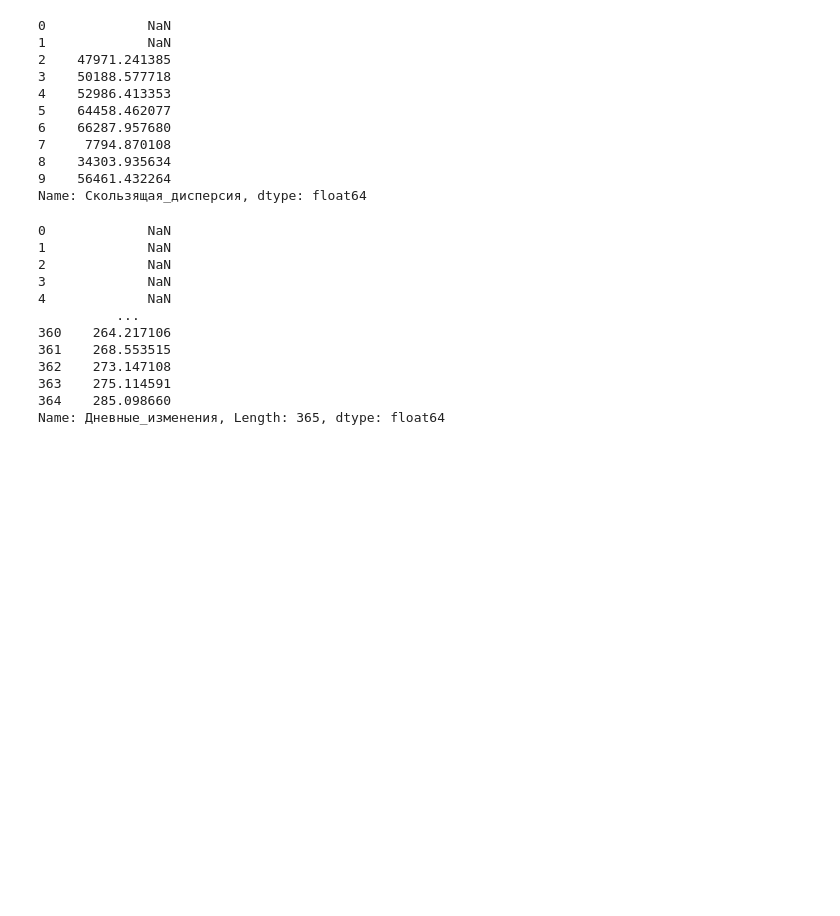
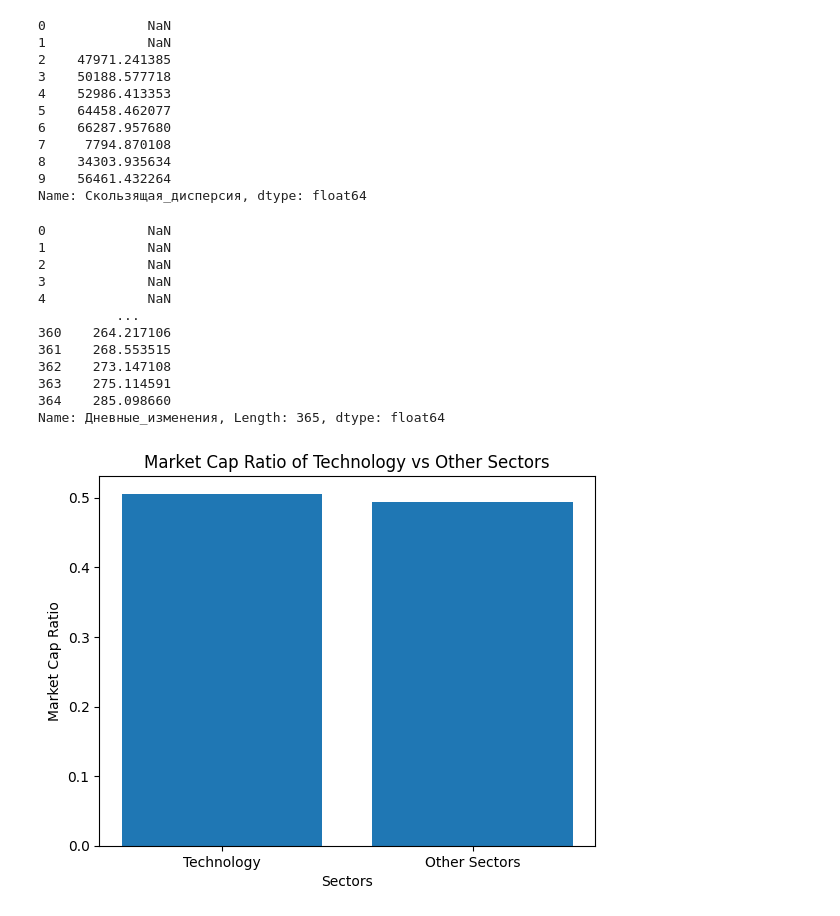
Before and after one commit to MariyaYu/Lesson_1, a Jupyter notebook: Untitled17.ipynb, the cells around one changed output. Saved outputs shown, nothing was run; the diff lists cells and outputs as text; code cells hidden in the pictures; blank space fills up the shorter version.

```diff
--- a/Untitled17.ipynb
+++ b/Untitled17.ipynb
@@ -306,3 +306,25 @@ rolling_variance
 363    275.114591
 364    285.098660
 Name: Дневные_изменения, Length: 365, dtype: float64
+# %%
+## доли рыночной стоимости компаний из этого сектора
+data = pd.read_excel('Nasdaq.xlsx')
+df = pd.DataFrame(data)
+df
+# Выбор компаний с сектором Technology
+tech_companies = df[df['Sector'] == 'Technology']
+# Расчет доли рыночной стоимости компаний Technology
+tech_market_cap_ratio = tech_companies['Market Cap'].sum() / df['Market Cap'].sum()
+# Расчет доли рыночной стоимости компаний остальных секторов
+other_companies = df[df['Sector'] != 'Technology']
+other_market_cap_ratio = other_companies['Market Cap'].sum() / df['Market Cap'].sum()
+# Визуализация результатов
+labels = ['Technology', 'Other Sectors']
+ratios = [tech_market_cap_ratio, other_market_cap_ratio]
+plt.bar(labels, ratios)
+plt.xlabel('Sectors')
+plt.ylabel('Market Cap Ratio')
+plt.title('Market Cap Ratio of Technology vs Other Sectors')
+plt.show()
+# %% [output]
+[figure, added]
```
Also changed, not shown: parts of 2 cells of this notebook.
